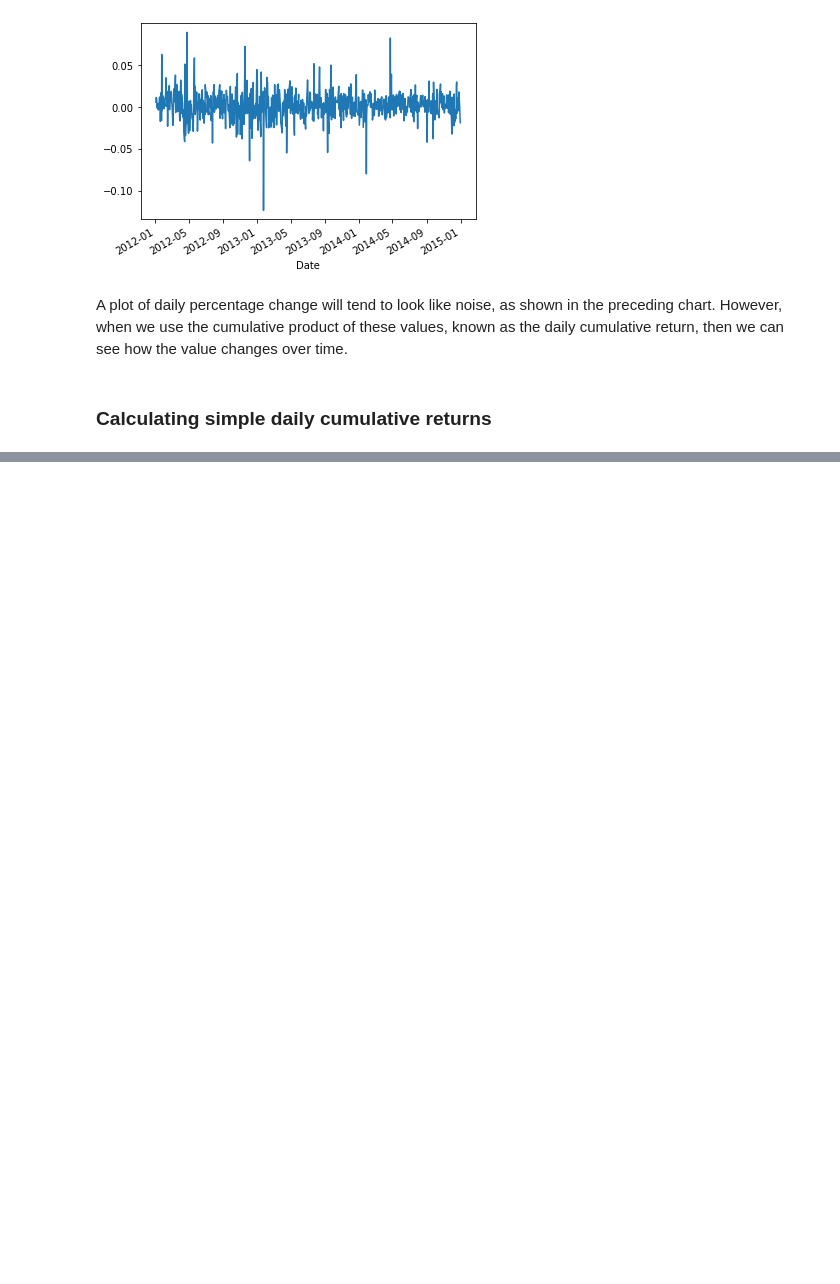
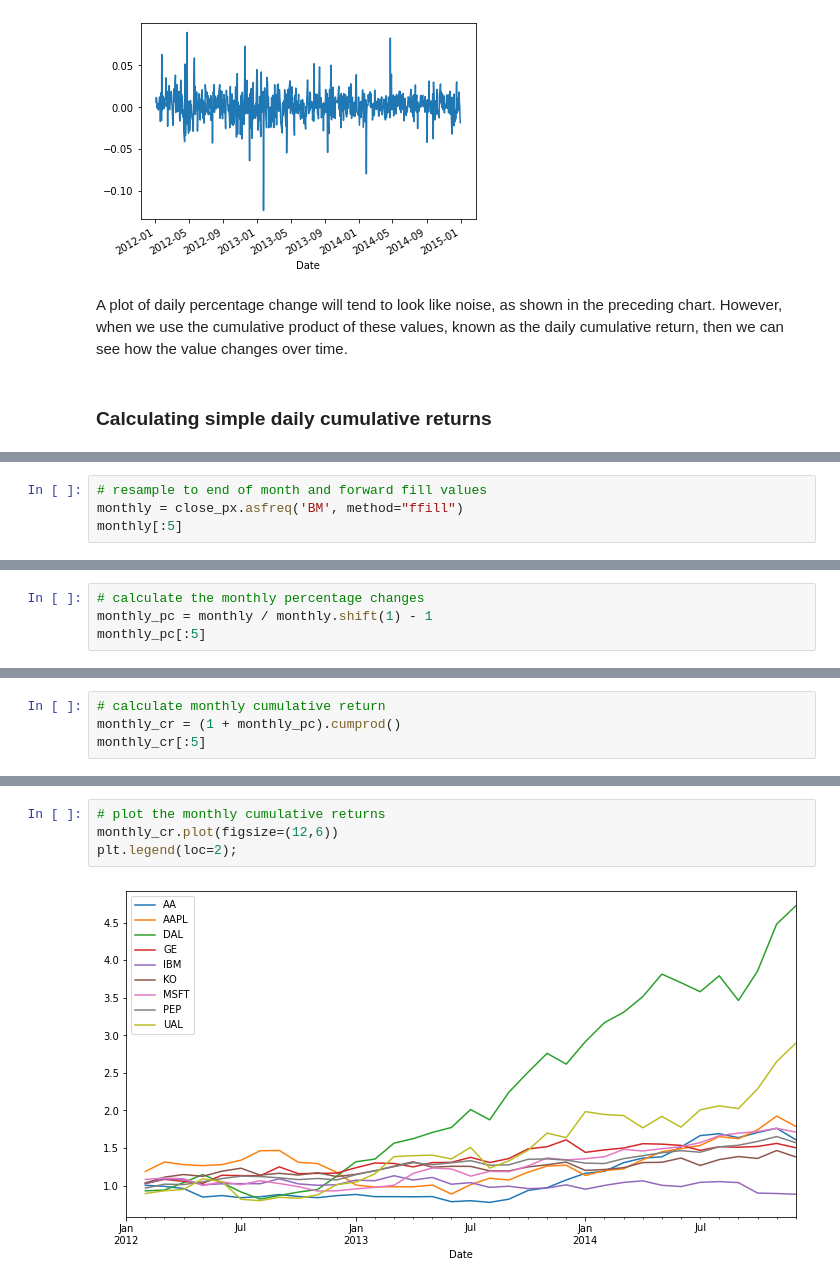
Before and after one commit to apkap83/Pandas_Notes, a Jupyter notebook: Learning_Pandas_Chapter_12 - Applications to Finance.ipynb, the cells around one changed output, grey strips where cells are left out. Drawn from its saved outputs; the diff is of its cells as text; blank space fills up the shorter version.

```diff
--- a/Learning_Pandas_Chapter_12 - Applications to Finance.ipynb
+++ b/Learning_Pandas_Chapter_12 - Applications to Finance.ipynb
@@ -323,0 +381,4 @@ cumulative return, then we can see how the value changes over time.
+# %%
+# resample to end of month and forward fill values
+monthly = close_px.asfreq('BM', method="ffill")
+monthly[:5]
@@ -323,0 +400,4 @@ cumulative return, then we can see how the value changes over time.
+# %%
+# calculate the monthly percentage changes
+monthly_pc = monthly / monthly.shift(1) - 1
+monthly_pc[:5]
@@ -323,0 +416,4 @@ cumulative return, then we can see how the value changes over time.
+# %%
+# calculate monthly cumulative return
+monthly_cr = (1 + monthly_pc).cumprod()
+monthly_cr[:5]
@@ -323,0 +430,6 @@ cumulative return, then we can see how the value changes over time.
+# %%
+# plot the monthly cumulative returns
+monthly_cr.plot(figsize=(12,6))
+plt.legend(loc=2);
+# %% [output]
+[figure, added]
```
Also changed, not shown: parts of 27 cells of this notebook, 1 other file.
